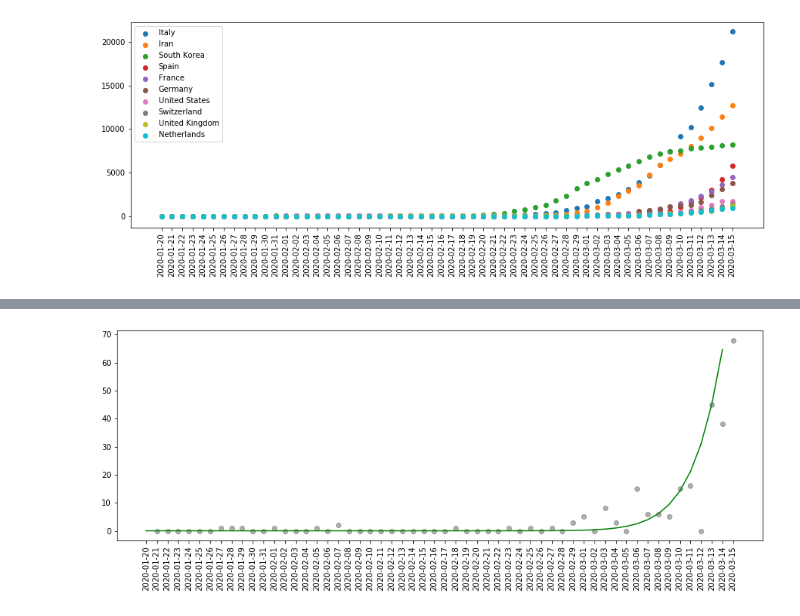
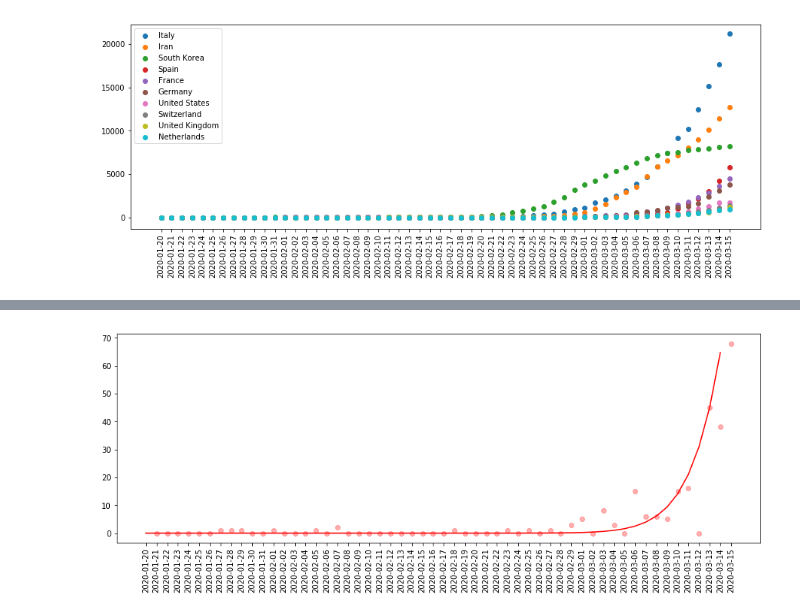
Before and after one commit to ericphamhung/covid-19, a Jupyter notebook: Main-ncov.ipynb, the cells around one changed output, grey strips where cells are left out. Saved outputs shown, nothing was run; the diff lists cells and outputs as text; code cells hidden in the pictures.

```diff
--- a/Main-ncov.ipynb
+++ b/Main-ncov.ipynb
@@ -376,7 +368,7 @@ d1 = df[country].diff()
 d2 = d1.diff()
 
 plt.figure(figsize=(15,5))
-plt.scatter(y=d1, x=d1.index, c='k', alpha=0.3)
+plt.scatter(y=d1, x=d1.index, c='r', alpha=0.3)
 plt.xticks(rotation=90)
 
 
@@ -407,7 +399,7 @@ print('rsquare: {}'.format(rsquared))
 # plotting line of best fit
 x = np.linspace(0,len(d1)+1,100).reshape(-1,1)
 # plt.plot(svr_rbf.fit(X,y).predict(X), c='orange')
-plt.plot(fx(X,*params), c='g')
+plt.plot(fx(X,*params), c='r')
 
 
 
@@ -418,4 +410,4 @@ rsquare: 0.8685195611752918
-[figure, old version]
+[figure, new version]
 # %%
 for region, _ in regions.items():
     df_part = df[regions[region]]
```
Also changed, not shown: parts of 8 cells of this notebook.
